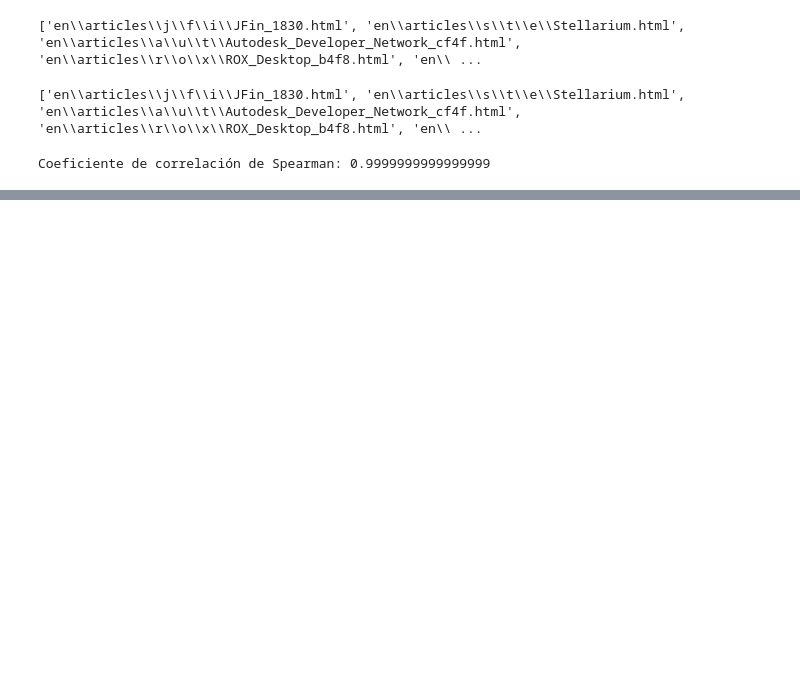
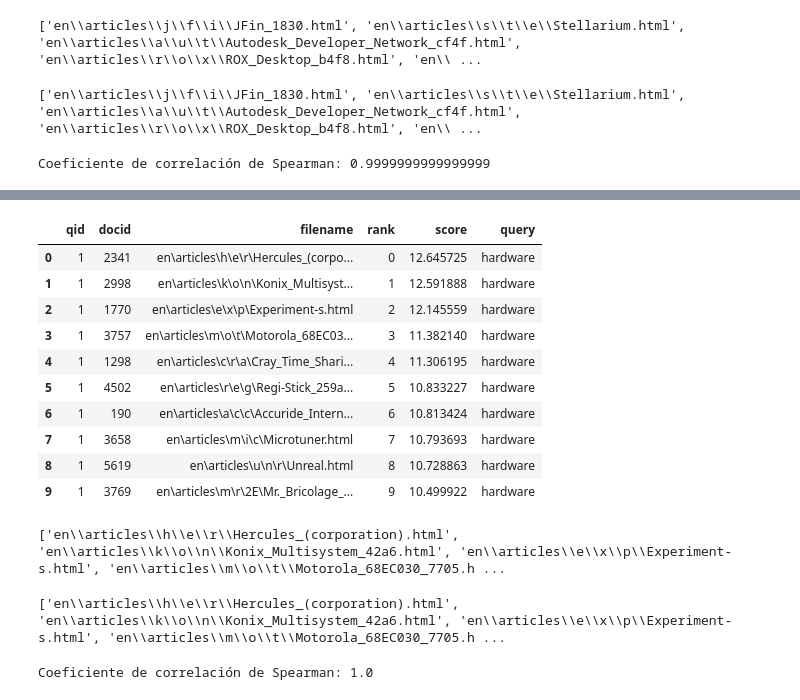
Before and after one commit to leoduville/Recuperacion-de-la-Informacion, a Jupyter notebook: TP 2/EJ 5/EJ 5.ipynb, the cells around one changed output, grey strips where cells are left out. Saved outputs shown, nothing was run; the diff lists cells and outputs as text; code cells hidden in the pictures; blank space fills up the shorter version.

```diff
--- a/TP 2/EJ 5/EJ 5.ipynb
+++ b/TP 2/EJ 5/EJ 5.ipynb
@@ -111,0 +118,41 @@ Coeficiente de correlación de Spearman: 0.9999999999999999
+# %%
+bm25 = pt.BatchRetrieve(index, num_results=10, wmodel="BM25", metadata=["filename"])
+bm25_results = bm25.search("hardware")
+bm25_results
+# %% [output]
+|  | qid | docid | filename | rank | score | query |
+| 0 | 1 | 2341 | en\articles\h\e\r\Hercules_(corpo... | 0 | 12.645725 | hardware |
+| 1 | 1 | 2998 | en\articles\k\o\n\Konix_Multisyst... | 1 | 12.591888 | hardware |
+| 2 | 1 | 1770 | en\articles\e\x\p\Experiment-s.html | 2 | 12.145559 | hardware |
+| 3 | 1 | 3757 | en\articles\m\o\t\Motorola_68EC03... | 3 | 11.382140 | hardware |
+| 4 | 1 | 1298 | en\articles\c\r\a\Cray_Time_Shari... | 4 | 11.306195 | hardware |
+| 5 | 1 | 4502 | en\articles\r\e\g\Regi-Stick_259a... | 5 | 10.833227 | hardware |
+| 6 | 1 | 190 | en\articles\a\c\c\Accuride_Intern... | 6 | 10.813424 | hardware |
+| 7 | 1 | 3658 | en\articles\m\i\c\Microtuner.html | 7 | 10.793693 | hardware |
+| 8 | 1 | 5619 | en\articles\u\n\r\Unreal.html | 8 | 10.728863 | hardware |
+| 9 | 1 | 3769 | en\articles\m\r\2E\Mr._Bricolage_... | 9 | 10.499922 | hardware |
+# %%
+# Extraer los docno de los documentos y sus posiciones en los resultados de TF-IDF
+tf_idf_results = tf_idf_results.loc[tf_idf_results['query'] == 'hardware']  # Filtrar resultados para la consulta 'guerra'
+tf_idf_results = tf_idf_results.sort_values(by='rank')  # Ordenar por la posición en los resultados
+tf_idf_docnos = tf_idf_results['filename'].tolist()  # Lista de docno en orden de posición
+print(tf_idf_docnos)
+# %% [output]
+['en\\articles\\h\\e\\r\\Hercules_(corporation).html', 'en\\articles\\k\\o\\n\\Konix_Multisystem_42a6.html', 'en\\articles\\e\\x\\p\\Experiment-s.html', 'en\\articles\\m\\o\\t\\Motorola_68EC030_7705.h ...
+# %%
+# Hacer lo mismo para BM25
+bm25_results = bm25_results.loc[bm25_results['query'] == 'hardware']  # Filtrar resultados para la consulta 'software'
+bm25_results = bm25_results.sort_values(by='rank')  # Ordenar por la posición en los resultados
+bm25_docnos = bm25_results['filename'].tolist()  # Lista de docno en orden de posición
+print(bm25_docnos)
+# %% [output]
+['en\\articles\\h\\e\\r\\Hercules_(corporation).html', 'en\\articles\\k\\o\\n\\Konix_Multisystem_42a6.html', 'en\\articles\\e\\x\\p\\Experiment-s.html', 'en\\articles\\m\\o\\t\\Motorola_68EC030_7705.h ...
+# %%
+from scipy.stats import spearmanr
+
+# Calcular el coeficiente de correlación de Spearman
+spearman_coefficient, _ = spearmanr(tf_idf_docnos, bm25_docnos)
+
+print("Coeficiente de correlación de Spearman:", spearman_coefficient)
+# %% [output]
+Coeficiente de correlación de Spearman: 1.0
```
Also changed, not shown: parts of 18 cells of this notebook, 57 other files.
